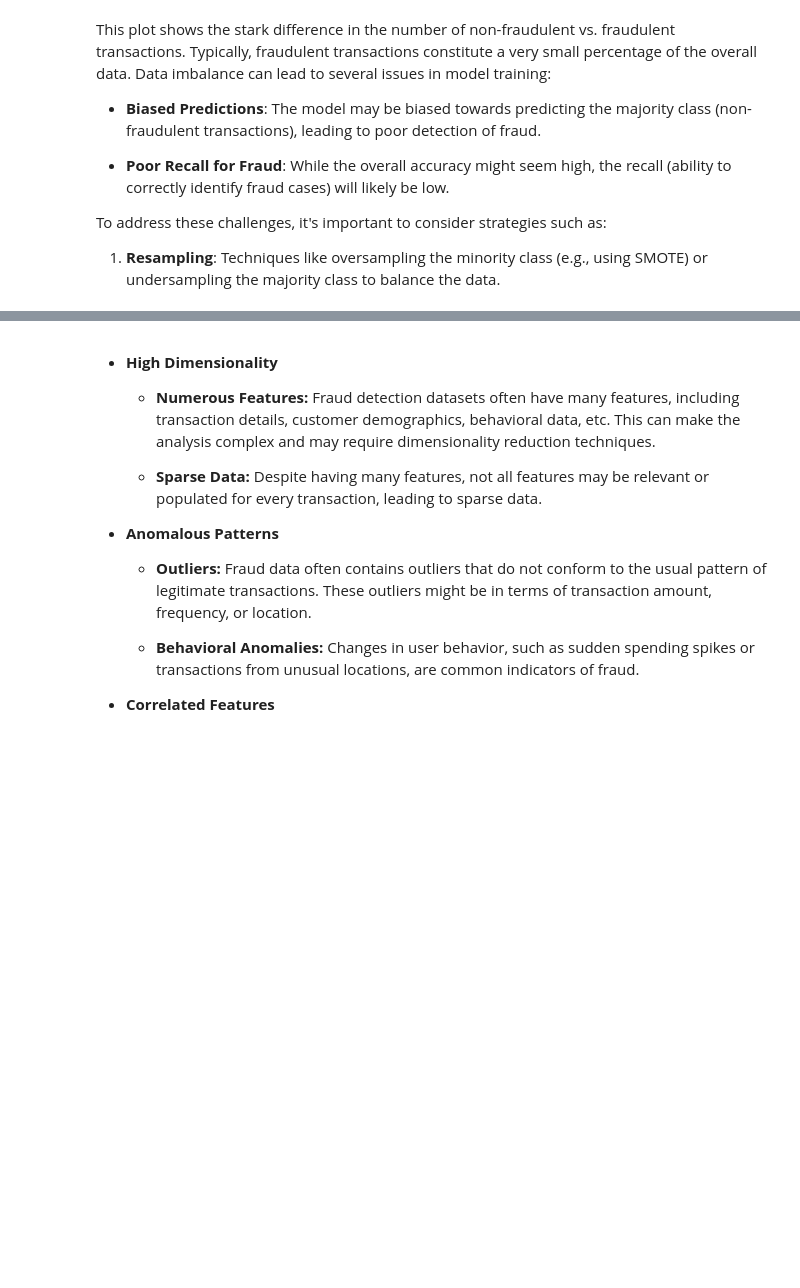
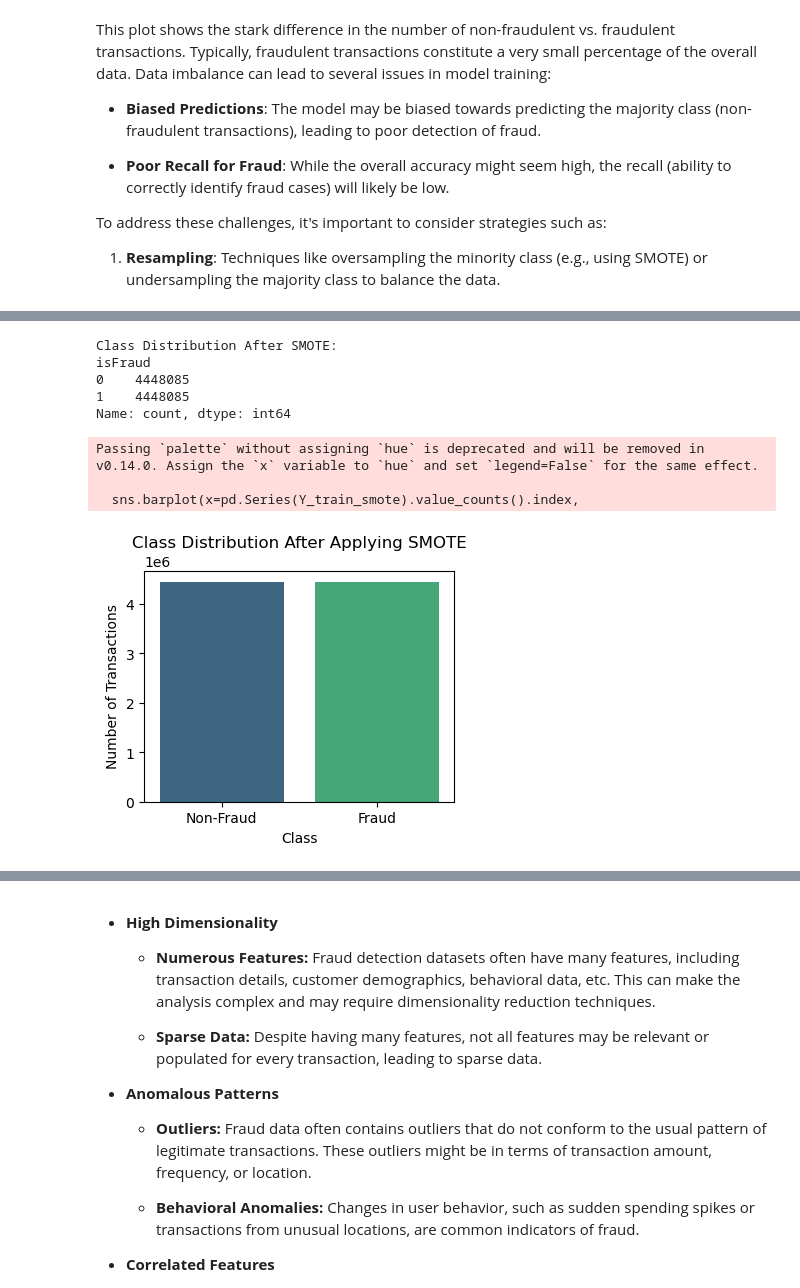
Before and after one commit to curio25/fraud-detection, a Jupyter notebook: analytics/eda.ipynb, the cells around one changed output, grey strips where cells are left out. Saved outputs shown, nothing was run; the diff lists cells and outputs as text; code cells hidden in the pictures; blank space fills up the shorter version.

Commit message:
hanlding data imbalance

```diff
--- a/analytics/eda.ipynb
+++ b/analytics/eda.ipynb
@@ -281,0 +341,18 @@ Passing `palette` without assigning `hue` is deprecated and will be removed in v
+# %%
+from imblearn.over_sampling import SMOTE
+import category_encoders as ce
+from sklearn.model_selection import train_test_split
+
+X = df_1.drop('isFraud', axis=1)
+Y = df_1['isFraud']
+
+'''SMOTE cannot handle categorical data so we need to encode it. Given this dataset is too
+large we will opt for Target Encoding (Mean Encoding) instead of One Hot Encoding. Now
+ideally Target Encoding requires various additionally steps such as smoothing, adding noise,
+handling rare categories, cross-validation within each fold etc. to prevent over-fitting.'''
+
+categorical_cols = X.select_dtypes(include=['object']).columns
+target_encoder = ce.TargetEncoder(cols=categorical_cols)
+X_encoded = target_encoder.fit_transform(X,Y)
+
+X_encoded.head()
@@ -281,0 +366,27 @@ Passing `palette` without assigning `hue` is deprecated and will be removed in v
+# %%
+X_train, X_test, Y_train, Y_test = train_test_split(X_encoded, Y, test_size=0.3, random_state=42, stratify=Y)
+
+smote = SMOTE(random_state=42)
+X_train_smote, Y_train_smote = smote.fit_resample(X_train, Y_train)
+
+print("Class Distribution After SMOTE:")
+print(pd.Series(Y_train_smote).value_counts())
+
+plt.figure(figsize=(4,3))
+sns.barplot(x=pd.Series(Y_train_smote).value_counts().index,
+            y=pd.Series(Y_train_smote).value_counts().values, palette='viridis')
+plt.title('Class Distribution After Applying SMOTE')
+plt.xlabel('Class')
+plt.ylabel('Number of Transactions')
+plt.xticks([0, 1], ['Non-Fraud', 'Fraud'])
+plt.show()
+# %% [output]
+Class Distribution After SMOTE:
+isFraud
+0    4448085
+1    4448085
+Name: count, dtype: int64
+Passing `palette` without assigning `hue` is deprecated and will be removed in v0.14.0. Assign the `x` variable to `hue` and set `legend=False` for the same effect.
+
+  sns.barplot(x=pd.Series(Y_train_smote).value_counts().index,
+[figure, added]
```
Also changed, not shown: parts of 13 cells of this notebook.
